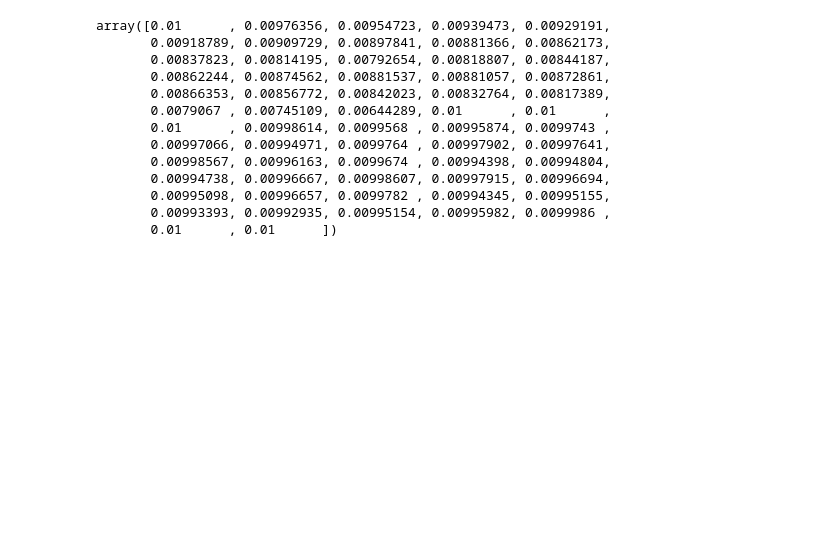
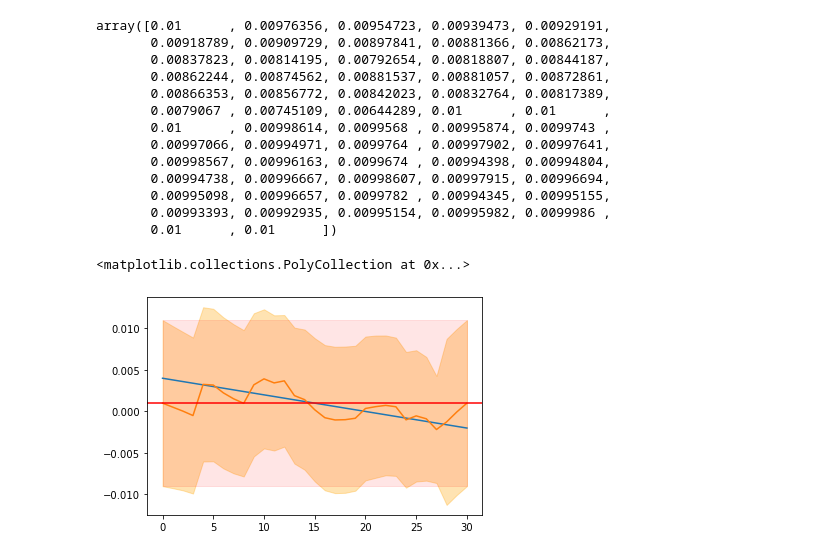
Before and after one commit to Shreyas911/tutorial_inverse_problem, a Jupyter notebook: optimization.ipynb, the cells around one changed output. Drawn from its saved outputs; the diff is of its cells as text; code cells hidden in the pictures; blank space fills up the shorter version.

Commit message:
Some plots added

```diff
--- a/optimization.ipynb
+++ b/optimization.ipynb
@@ -484,3 +484,13 @@ array([0.01      , 0.00976356, 0.00954723, 0.00939473, 0.00929191,
        0.00995098, 0.00996657, 0.0099782 , 0.00994345, 0.00995155,
        0.00993393, 0.00992935, 0.00995154, 0.00995982, 0.0099986 ,
        0.01      , 0.01      ])
+# %%
+plt.plot(x, M_true, label = "True M")
+plt.plot(x, state[:nx+1], label = "Predicted M")
+plt.axhline(0.001, label="Initial guess", color = "red")
+plt.fill_between(x, state[:nx+1] - np.diag(P)[:nx+1], state[:nx+1] + np.diag(P)[:nx+1], alpha = 0.3, color = "orange")
+
+plt.fill_between(x, 0.001 - np.diag(B)[:nx+1], 0.001 + np.diag(B)[:nx+1], alpha = 0.1, color = "red")
+# %% [output]
+<matplotlib.collections.PolyCollection at 0x...>
+[figure, added]
```
Also changed, not shown: parts of 1 cell of this notebook, 1 other file.
